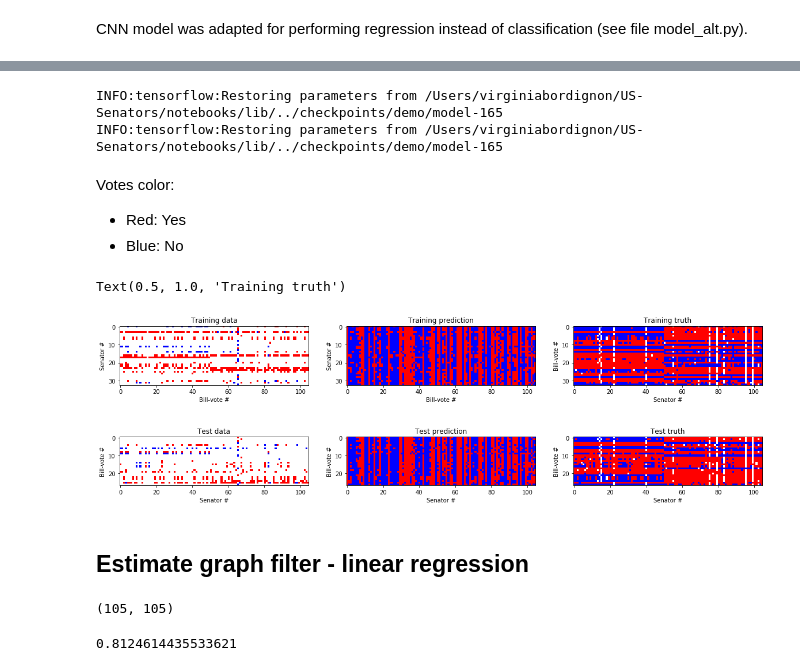
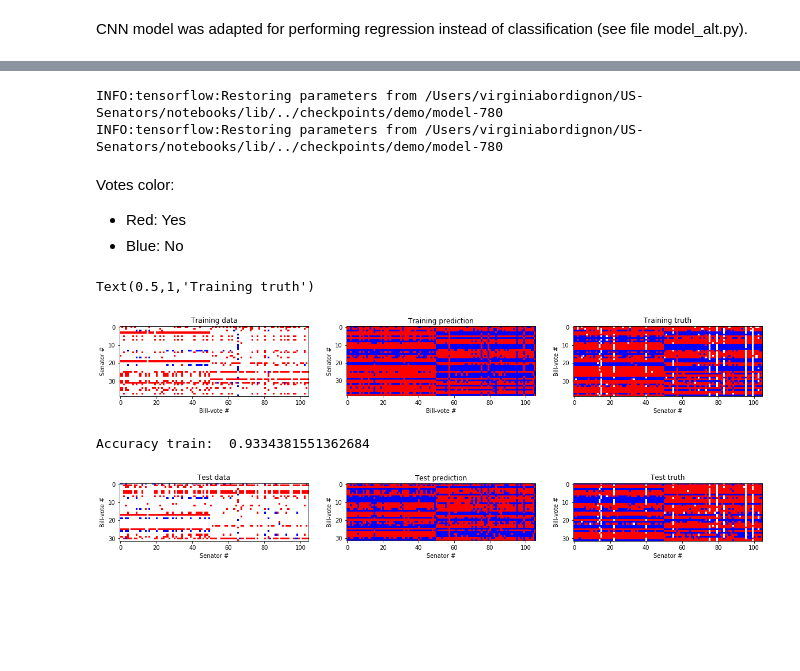
Before and after one commit to roman-bachmann/US-Senators, a Jupyter notebook: notebooks/cnn-congress-115-cosponsors.ipynb, the cells around one changed output, grey strips where cells are left out. Drawn from its saved outputs; the diff is of its cells as text; code cells hidden in the pictures; blank space fills up the shorter version.

```diff
--- a/notebooks/cnn-congress-115-cosponsors.ipynb
+++ b/notebooks/cnn-congress-115-cosponsors.ipynb
@@ -148,2 +150,2 @@ d = |V| = 105, k|V| < |E| = 5012
 # %%
-L = [graph.laplacian(A, normalized=True) for z in range(2)]
+L = [graph.laplacian(A, normalized=True) for A in graphs]
@@ -168,9 +156,9 @@ CNN model was adapted for performing regression instead of classification (see f
 # %%
 params = dict()
 params['dir_name']       = 'demo'
-params['num_epochs']     = 50
-params['batch_size']     = 10 # changed
-params['eval_frequency'] = 20 # changed
+params['num_epochs']     = 200
+params['batch_size']     = 10
+params['eval_frequency'] = 40
 
 # Building blocks.
 params['filter']         = 'chebyshev5'
@@ -178,18 +166,18 @@ params['brelu']          = 'b1relu'
 params['pool']           = 'apool1'
 
 # Number of classes.
-C = A.shape[0]
+C = L[0].shape[0]
 
 # Architecture.
 params['F']              = [32, 64]  # Number of graph convolutional filters.
-params['K']              = [2, 2]  # Polynomial orders.
-params['p']              = [1, 1]    # Pooling sizes.
+params['p']              = [1, 1]
 params['M']              = [C]  # Output dimensionality of fully connected layers.
+params['K']              = [4, 4]
 
 # Optimization.
 params['regularization'] = 5e-4
-params['dropout']        = .7 # changed
-params['learning_rate']  = 1e-3
+params['dropout']        = 1
+params['learning_rate']  = .1
 params['decay_rate']     = 0.95
-params['momentum']       = 0.9
+params['momentum']       = 0
 params['decay_steps']    = n_train / params['batch_size']
@@ -196,5 +205,7 @@ params['decay_steps']    = n_train / params['batch_size']
 # %%
+params['K'] = [2, 2]
+params['learning_rate']  = 0.06
 model = models_alt.cgcnn(L, **params)
-loss_train, loss_val, t_step = model.fit(X_train, y_train, X_val, y_val)
+loss_train, loss_val, train_accs, val_accs, t_step = model.fit(X_train_, y_train_, X_val_, y_val_, True)
 # %% [output]
 NN architecture
@@ -240,11 +262,11 @@ def eval_prediction(Pred):
 # %%
-Pred_train = model.predict(X_train)
-Pred_test = model.predict(X_test)
+Pred_train = model.predict(X_train_)
+Pred_test = model.predict(X_test_)
 Pred_train = eval_prediction(Pred_train)
 Pred_test = eval_prediction(Pred_test)
 # %% [output]
-INFO:tensorflow:Restoring parameters from /Users/virginiabordignon/US-Senators/notebooks/lib/../checkpoints/demo/model-165
-INFO:tensorflow:Restoring parameters from /Users/virginiabordignon/US-Senators/notebooks/lib/../checkpoints/demo/model-165
+INFO:tensorflow:Restoring parameters from /Users/virginiabordignon/US-Senators/notebooks/lib/../checkpoints/demo/model-780
+INFO:tensorflow:Restoring parameters from /Users/virginiabordignon/US-Senators/notebooks/lib/../checkpoints/demo/model-780
 # %%
 from matplotlib.colors import ListedColormap
 mycmap = ListedColormap(['blue','white','red'])
@@ -255,23 +277,27 @@ Votes color:
 # %%
 fig = plt.figure(figsize=(20,10))
 plt.subplot(1,3,1)
 plt.imshow(X_train, vmax = 1, vmin= -1, cmap = mycmap)
 plt.xlabel('Bill-vote #')
 plt.ylabel('Senator #')
 plt.title('Training data')
 plt.subplot(1,3,2)
-plt.imshow(Pred_train, vmax = 1, vmin= -1, cmap = mycmap)
+plt.imshow(Pred_train[:, np.argsort(perm)], vmax = 1, vmin= -1, cmap = mycmap)
 plt.xlabel('Bill-vote #')
 plt.ylabel('Senator #')
 plt.title('Training prediction')
 plt.subplot(1,3,3)
 plt.imshow(y_train, vmax = 1, vmin=-1, cmap = mycmap)
 plt.xlabel('Senator #')
 plt.ylabel('Bill-vote #')
 plt.title('Training truth')
 # %% [output]
-Text(0.5, 1.0, 'Training truth')
+Text(0.5,1,'Training truth')
-[figure, old version]
+[figure, new version]
+# %%
+print('Accuracy train: ', accuracy(Pred_train,y_train_))
+# %% [output]
+Accuracy train:  0.9334381551362684
 # %%
 plt.figure(figsize=(20,10))
 plt.subplot(1,3,1)
@@ -280,7 +306,7 @@ plt.xlabel('Senator #')
 plt.ylabel('Bill-vote #')
 plt.title('Test data')
 plt.subplot(1,3,2)
-plt.imshow(Pred_test, vmax = 1, vmin= -1, cmap = mycmap)
+plt.imshow(Pred_test[:, np.argsort(perm)], vmax = 1, vmin= -1, cmap = mycmap)
 plt.xlabel('Senator #')
 plt.ylabel('Bill-vote #')
 plt.title('Test prediction')
@@ -290,6 +316,4 @@ plt.xlabel('Senator #')
 plt.ylabel('Bill-vote #')
 plt.title('Test truth');
 # %% [output]
-[figure, old version]
+[figure, new version]
-# %% [markdown]
-## Estimate graph filter - linear regression
@@ -360,13 +319,0 @@ Laplacian = L[0].todense()
-# %%
-Laplacian.shape
-# %% [output]
-(105, 105)
-# %%
-K = 4  # Filter parameters
-tX = build_pol_base(X_train, Laplacian, K)
-M, Ym = get_reg_matrices(K, y_train, tX)
-theta = train_ls(M, Ym)
-Pred = predict(tX, theta)
-accuracy(Pred, y_train)
-# %% [output]
-0.8124614435533621
```
Also changed, not shown: parts of 48 cells of this notebook, 6 other files.
